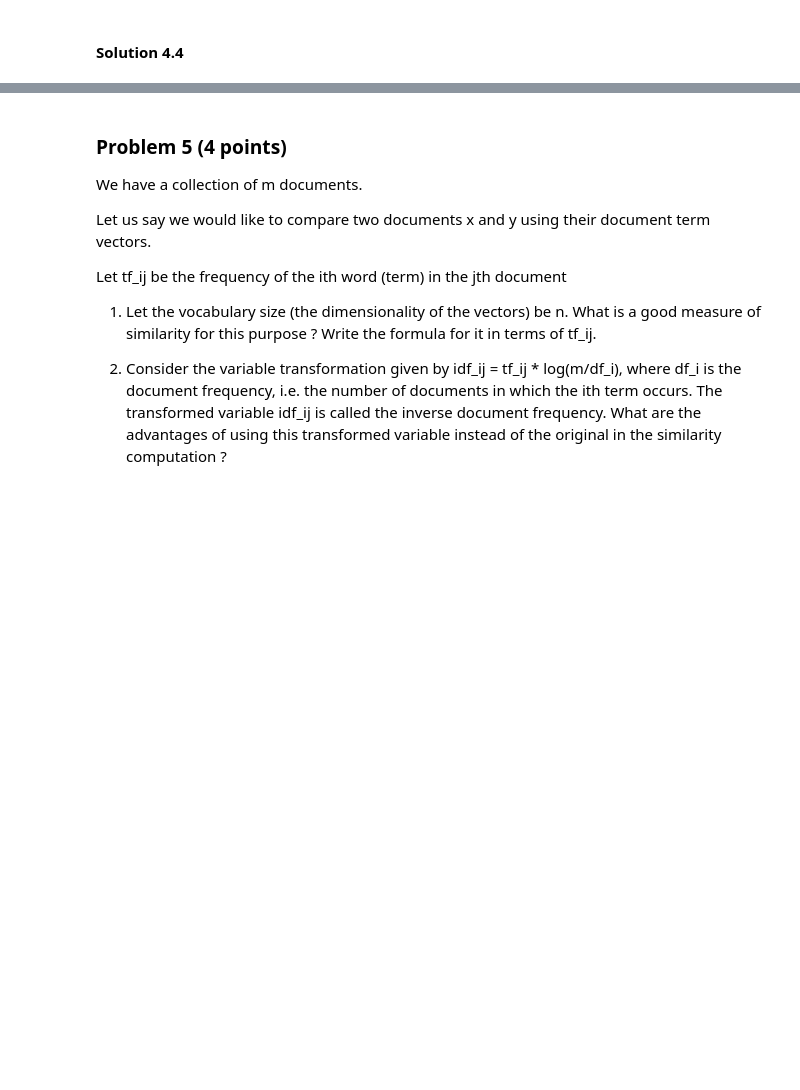
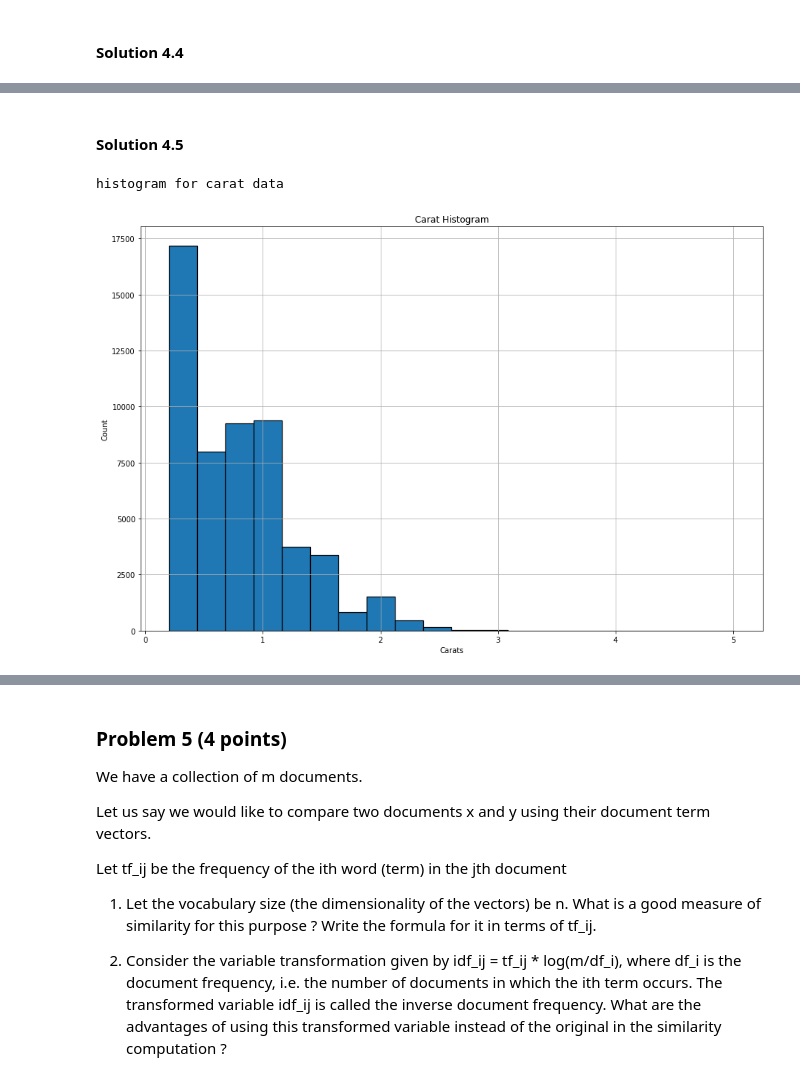
Before and after one commit to karan-shishoo/FDSA-DSCI-633-Fall2021, a Jupyter notebook: Assignment 1/DSCI-633-Assignment-1.ipynb, the cells around one changed output, grey strips where cells are left out. Cells and saved outputs as stored; diff of their text form; code cells hidden in the pictures; blank space fills up the shorter version.

```diff
--- a/Assignment 1/DSCI-633-Assignment-1.ipynb
+++ b/Assignment 1/DSCI-633-Assignment-1.ipynb
@@ -85,0 +216,16 @@ Your answer
+# %% [markdown]
+#### Solution 4.5
+# %%
+print("histogram for carat data")
+ax = diamonds['carat'].plot.hist(bins= 20, label = 'carat', edgecolor='black', linewidth=1.2)
+
+# Set title
+ax.set_title("Carat Histogram")
+
+# adding labels
+ax.set_xlabel('Carats')
+ax.set_ylabel('Count')
+ax.grid()
+# %% [output]
+histogram for carat data
+[figure, added]
```
Also changed, not shown: parts of 20 cells of this notebook, 3 other files.
